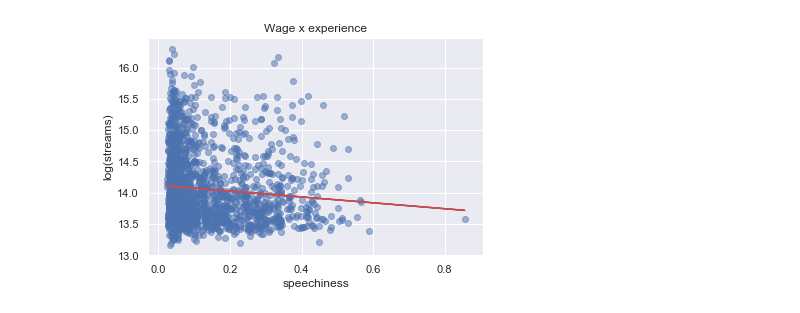
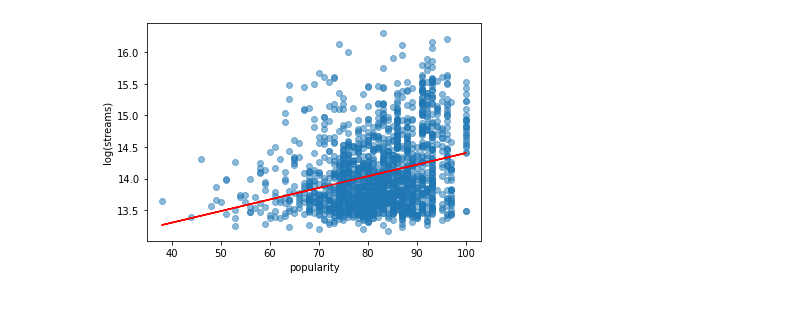
Before and after one commit to michelhaddad/spotify-big-data, a Jupyter notebook: notebooks/regression streams.ipynb, the cells around one changed output. Cells and saved outputs as stored; diff of their text form; code cells hidden in the pictures.

```diff
--- a/notebooks/regression streams.ipynb
+++ b/notebooks/regression streams.ipynb
@@ -32,5 +29,5 @@ max_streams.head()
 # %%
-song_features=pd.read_csv('/song_features_2019-01-01__2020-01-01.txt',sep=',', header=0)
+song_features=pd.read_csv('../data/song_features_2019-01-01__2020-01-01.csv',sep=',', header=0)
 song_features.head()
 # %% [output]
 |  | track_id | energy | liveness | tempo | speechiness | acousticness | instrumentalness | danceability | ... |
@@ -45,0 +39,3 @@ print(song_features.shape)
+# %%
+artists_info=pd.read_csv('../data/artist_info_2019-01-01__2020-01-01.csv',sep=',',header=0)
+artists_info.head()
@@ -46,5 +49,6 @@ print(song_features.shape)
 # %%
-#Join of both tables
+#Join of the 3 tables
 df=pd.merge(max_streams, song_features, on=["track_id"])
+df=pd.merge(df, artists_info, on=["artist"])
 df.head()
 # %% [output]
@@ -119,10 +116,10 @@ instr=df['instrumentalness']
 dance=df['danceability']
 key=df['key']
 duration=df['duration_ms']
-loud=df['loudness']
 mode=df['mode']
 valence=df['valence']
-X=np.column_stack((const, live, tempo, speech, acoust, instr, dance, key, duration, loud, mode, valence))
+popularity=df['popularity']
+X=np.column_stack((const, live, tempo, speech, acoust, instr, dance, key, duration, mode, valence, popularity))
 
 model=sm.OLS(Y,X)
 results = model.fit()
@@ -177,14 +207,13 @@ dtype: float64
 # %%
-#Parameter that influences streams the most is x3 (speechiness)
-x = speech
+#Parameter that influences streams the most is x11 (popularity)
+x = popularity
 fig, ax = plt.subplots()
 _ = ax.scatter(x, Y,alpha=0.5)
 z = np.polyfit(x, Y, 1)
 p = np.poly1d(z)
 plt.plot(x, p(x), "r")
-plt.xlabel('speechiness')
+plt.xlabel('popularity')
 plt.ylabel('log(streams)')
-plt.title('Correlation speechiness x log(streams)')
 plt.show()
 # %% [output]
-[figure, old version]
+[figure, new version]
```
Also changed, not shown: parts of 17 cells of this notebook.
